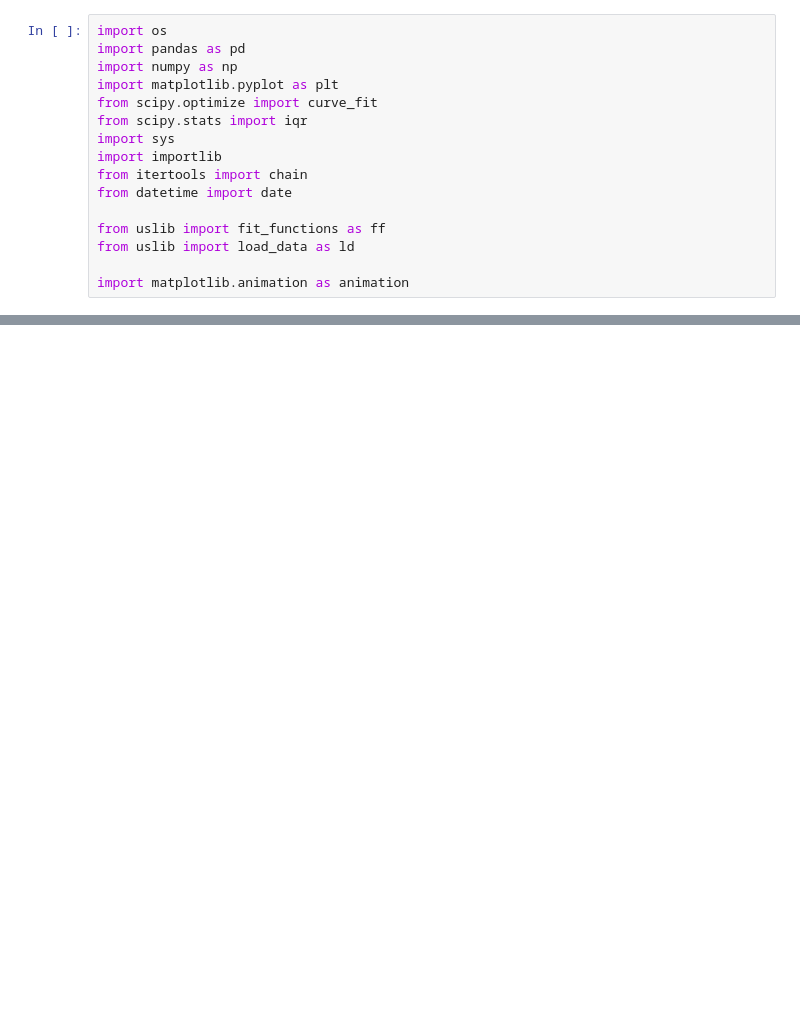
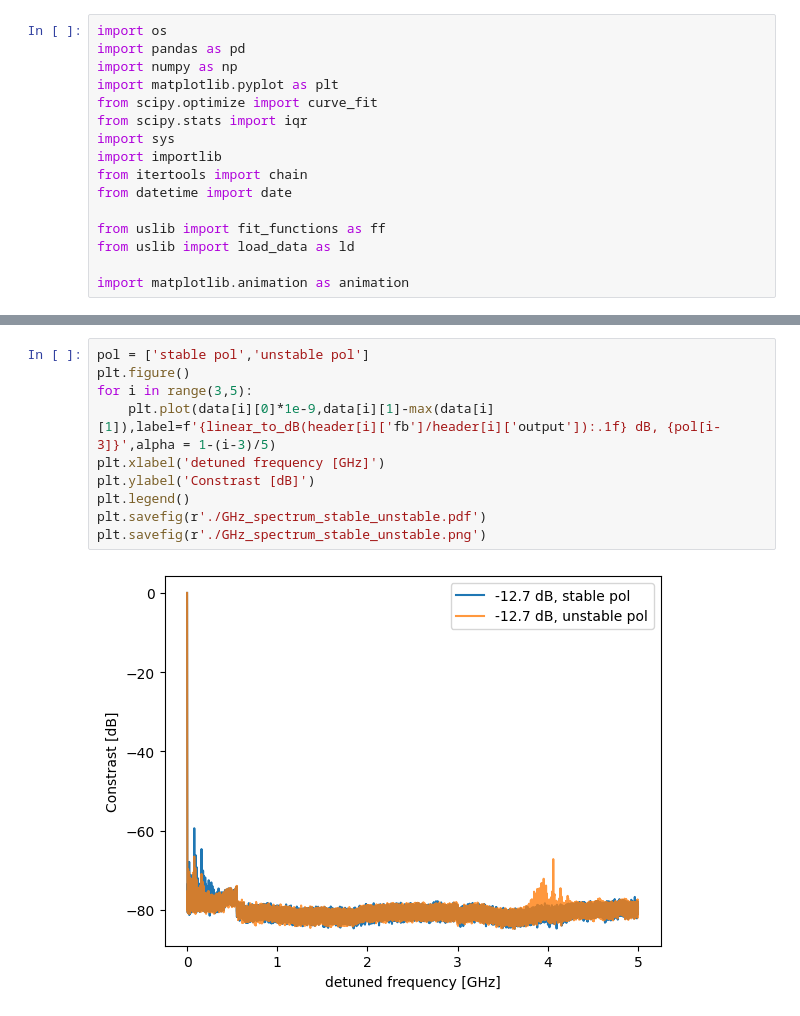
Before and after one commit to auphotonicLab/PICLab-narrow-linewidth, a Jupyter notebook: feedback_u_shaped_laser/SMSR_filtered_data_fits.ipynb, the cells around one changed output, grey strips where cells are left out. Drawn from its saved outputs; the diff is of its cells as text; blank space fills up the shorter version.

```diff
--- a/feedback_u_shaped_laser/SMSR_filtered_data_fits.ipynb
+++ b/feedback_u_shaped_laser/SMSR_filtered_data_fits.ipynb
@@ -68,0 +670,12 @@ SyntaxError: incomplete input (1941968121.py, line 1)
+# %%
+pol = ['stable pol','unstable pol']
+plt.figure()
+for i in range(3,5):
+    plt.plot(data[i][0]*1e-9,data[i][1]-max(data[i][1]),label=f'{linear_to_dB(header[i]['fb']/header[i]['output']):.1f} dB, {pol[i-3]}',alpha = 1-(i-3)/5)
+plt.xlabel('detuned frequency [GHz]')
+plt.ylabel('Constrast [dB]')
+plt.legend()
+plt.savefig(r'./GHz_spectrum_stable_unstable.pdf')
+plt.savefig(r'./GHz_spectrum_stable_unstable.png')
+# %% [output]
+[figure, added]
```
Also changed, not shown: parts of 31 cells of this notebook, 1 other file.
